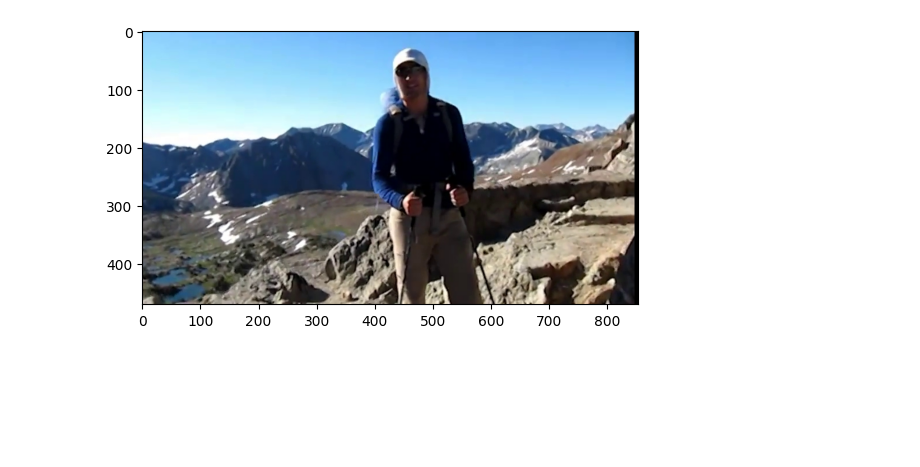
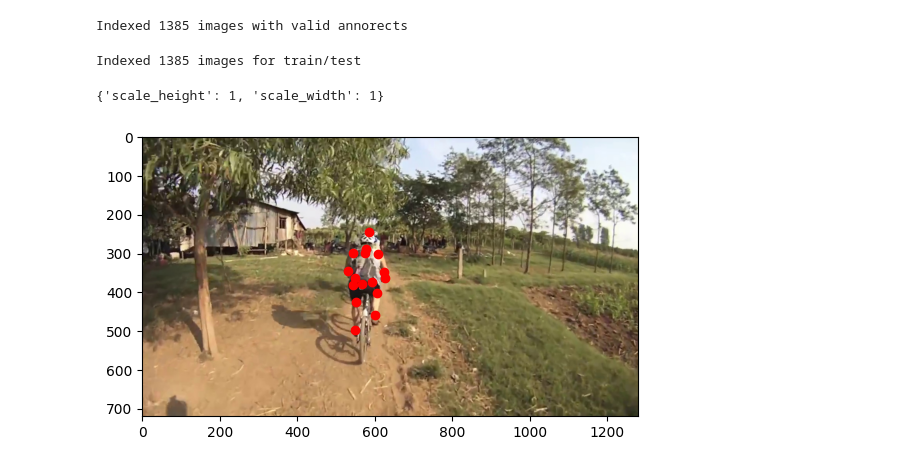
Before and after one commit to JaredDobry/enpm809k, a Jupyter notebook: enpm809k/notebook.ipynb, the cells around one changed output. Cells and saved outputs as stored; diff of their text form; code cells hidden in the pictures; blank space fills up the shorter version.

```diff
--- a/enpm809k/notebook.ipynb
+++ b/enpm809k/notebook.ipynb
@@ -2,25 +2,37 @@
 # Top level configuration options and convenience functions
 ALLOW_ALL = False
 ALLOWED_CATEGORIES = ["bicycling", "running", "walking"]
+ALLOWED_JOINTS = [1, 4, 9, 12, 13] # r knee, l knee, head, r shoulder, l shoulder
 
 import matplotlib.pyplot as plt
 # show images
-def show_image(img, gray: bool = False):
+def show_image(img, gray: bool = False, annorect = None, scale = { "scale_height": 1, "scale_width": 1}):
+    print(scale)
     fig, ax = plt.subplots()
     if gray:
         plt.imshow(img, 'gray')
     else:
         plt.imshow(img)
+    for a in annorect:
+        annopoints = a["annopoints"]
+        x = [x["x"] * scale["scale_width"] for x in annopoints["point"]]
+        y = [y["y"] * scale["scale_height"] for y in annopoints["point"]]
+        plt.plot(x, y, "ro")
     plt.show()
 
-def show_images(img1, img2, name1, name2, gray1: bool=False, gray2: bool=False):
-    fig, ax = plt.subplots()
+def show_images(img1, img2, name1, name2, gray1: bool=False, gray2: bool=False, annorect = None, scale = { "scale_height": 1, "scale_width": 1}):
+    fig, ax = plt.subplots(1, 2)
 
     fig.add_subplot(1, 2, 1)
     if gray1:
         plt.imshow(img1, 'gray')
     else:
         plt.imshow(img1)
+    for a in annorect:
+        annopoints = a["annopoints"]
+        x = [x["x"] * scale["scale_width"] for x in annopoints["point"]]
+        y = [y["y"] * scale["scale_height"] for y in annopoints["point"]]
+        plt.plot(x, y, "ro")
     plt.title(name1)
 
     fig.add_subplot(1, 2, 2)
@@ -28,6 +40,11 @@ def show_images(img1, img2, name1, name2, gray1: bool=False, gray2: bool=False):
         plt.imshow(img2, 'gray')
     else:
         plt.imshow(img2)
+    for a in annorect:
+        annopoints = a["annopoints"]
+        x = [x["x"] * scale["scale_width"] for x in annopoints["point"]]
+        y = [y["y"] * scale["scale_height"] for y in annopoints["point"]]
+        plt.plot(x, y, "ro")
     plt.title(name2)
 
     plt.show()
@@ -51,18 +69,57 @@ Indexed 1457 valid images
+# %%
+from pprint import pp
+
+# Make sure all of the images have annopoints
+annorect_imgs = []
+
+for i in tqdm(range(len(valid_imgs))):
+    i_img = valid_imgs[i]
+    annolist = annotations["annolist"][i_img]
+    annorects = annolist["annorect"]
+    if isinstance(annorects, dict): # Only one annorect, put it in a list to make it simpler to parse everything the same
+        annorects = [annorects]
+    valid_annorects = []
+    for a in annorects:
+        if "annopoints" in a.keys():
+            if isinstance(a["annopoints"], list):
+                if len(a["annopoints"]) > 0:
+                    valid_annorects.append(a)
+            else:
+                valid_annorects.append(a)
+    if len(valid_annorects) > 0:
+        annorect_imgs.append({"id": i_img, "annorect": valid_annorects})
+
+print(f"Indexed {len(annorect_imgs)} images with valid annorects")
+# %% [output]
+Indexed 1385 images with valid annorects
 # %%
 import cv2
 import numpy as np
 
-# Load the image data
 images = []
 
-for i in tqdm(range(len(valid_imgs))):
-    image_name = annotations["annolist"][i]["image"]["name"]
+# Load the images into memory
+
+for i in tqdm(range(len(annorect_imgs))):
+    image_name = annotations["annolist"][annorect_imgs[i]["id"]]["image"]["name"]
     real_path = (Path().resolve() / "../pose_data/images/" / image_name).resolve()
     img = cv2.imread(real_path.as_posix())
     if img is not None:
-        images.append(cv2.cvtColor(img, cv2.COLOR_BGR2RGB))
+        images.append(
+                {
+                    "id": annorect_imgs[i]["id"],
+                    "image": cv2.cvtColor(img, cv2.COLOR_BGR2RGB),
+                    "annorect": annorect_imgs[i]["annorect"]
+                }
+            )
 
-# Show a random image from the data
-show_image(images[np.random.randint(0, len(images))])
+print(f"Indexed {len(images)} images for train/test")
 # %% [output]
-[figure, removed]
+Indexed 1385 images for train/test
+# %%
+# Show a random image from the data
+ind = np.random.randint(0, len(images))
+show_image(images[ind]["image"], False, images[ind]["annorect"])
+# %% [output]
+{'scale_height': 1, 'scale_width': 1}
+[figure, added]
```
Also changed, not shown: parts of 9 cells of this notebook, 3 other files.
